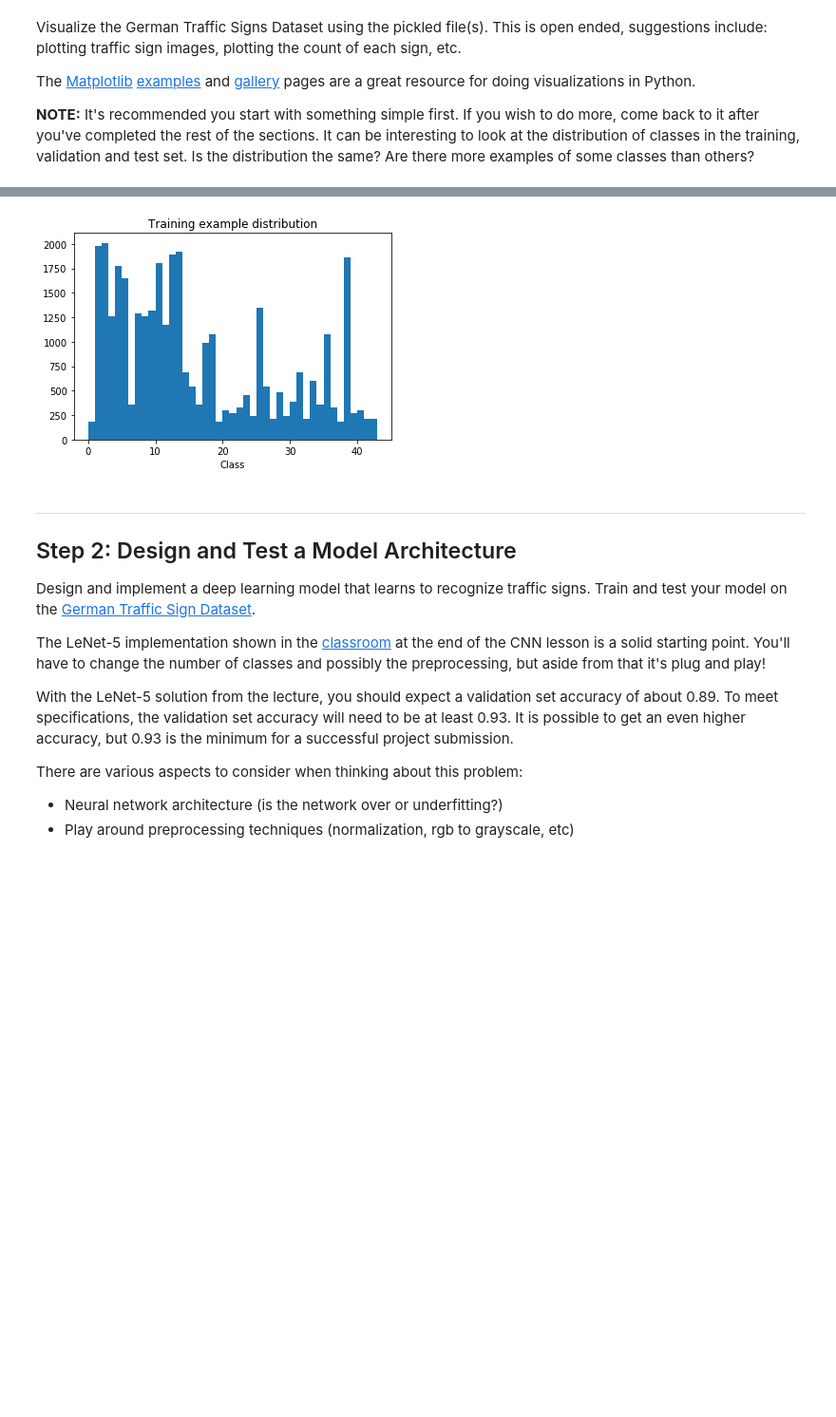
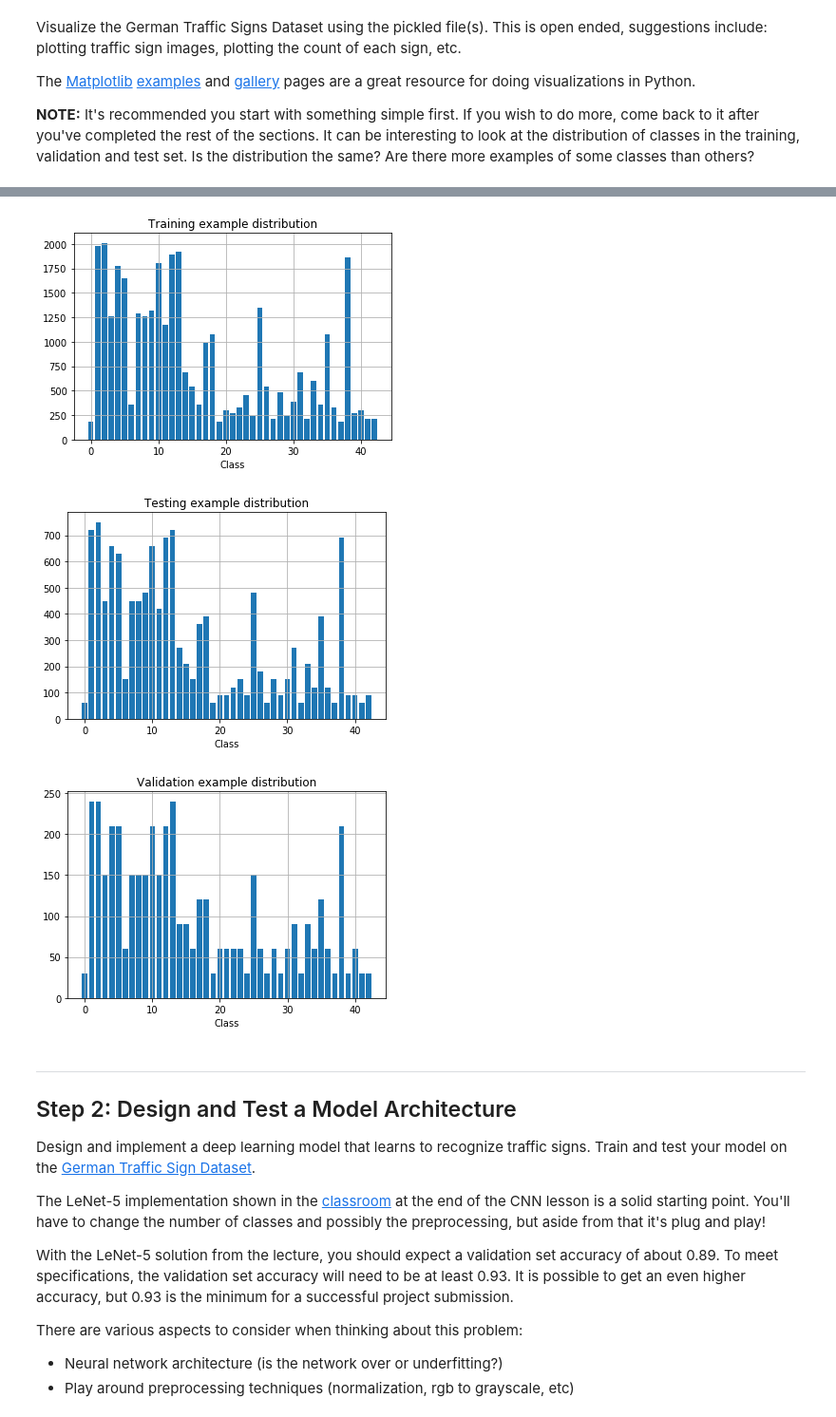
Before and after one commit to dragon7-fc/CarND-Traffic-Sign-Classifier-Project, a Jupyter notebook: Traffic_Sign_Classifier.ipynb, the cells around one changed output, grey strips where cells are left out. Shown at 95% size. Saved outputs shown, nothing was run; the diff lists cells and outputs as text; code cells hidden in the pictures; blank space fills up the shorter version.

```diff
--- a/Traffic_Sign_Classifier.ipynb
+++ b/Traffic_Sign_Classifier.ipynb
@@ -127,10 +128,30 @@ plt.show()
-# %%
-plt.hist(y_train, bins=range(n_classes+1))
-plt.title('Training example distribution')
-plt.xlabel('Class')
-plt.show()
-# %% [output]
-[figure, removed]
+# %%
+import numpy as np
+
+y_train_unique, y_train_count = np.unique(y_train, return_counts=True)
+plt.bar(y_train_unique, y_train_count)
+plt.title('Training example distribution')
+plt.xlabel('Class')
+plt.grid()
+plt.show()
+
+y_test_unique, y_test_count = np.unique(y_test, return_counts=True)
+plt.bar(y_test_unique, y_test_count)
+plt.title('Testing example distribution')
+plt.xlabel('Class')
+plt.grid()
+plt.show()
+
+y_valid_unique, y_valid_count = np.unique(y_valid, return_counts=True)
+plt.bar(y_valid_unique, y_valid_count)
+plt.title('Validation example distribution')
+plt.xlabel('Class')
+plt.grid()
+plt.show()
+# %% [output]
+[figure, added]
+[figure, added]
+[figure, added]
 # %% [markdown]
 ----
 
```
Also changed, not shown: parts of 12 cells of this notebook.
